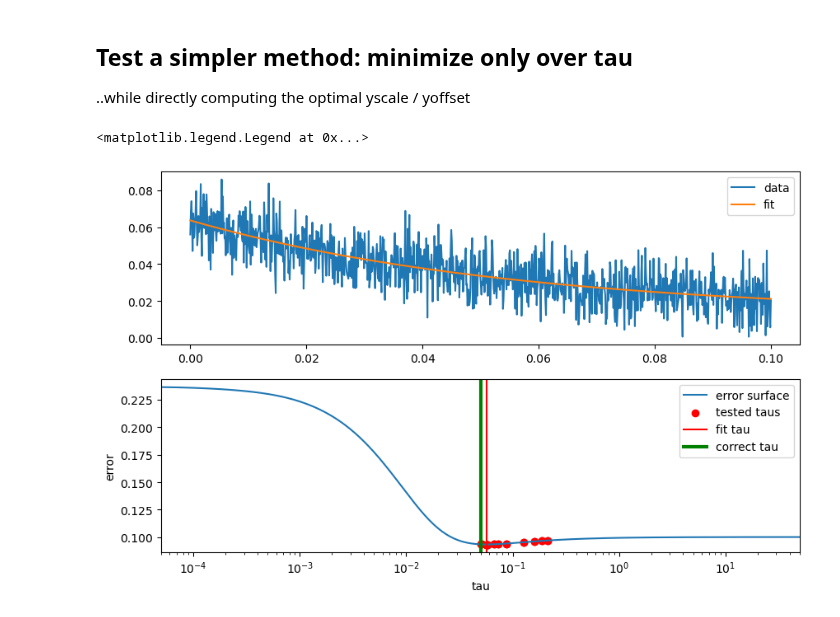
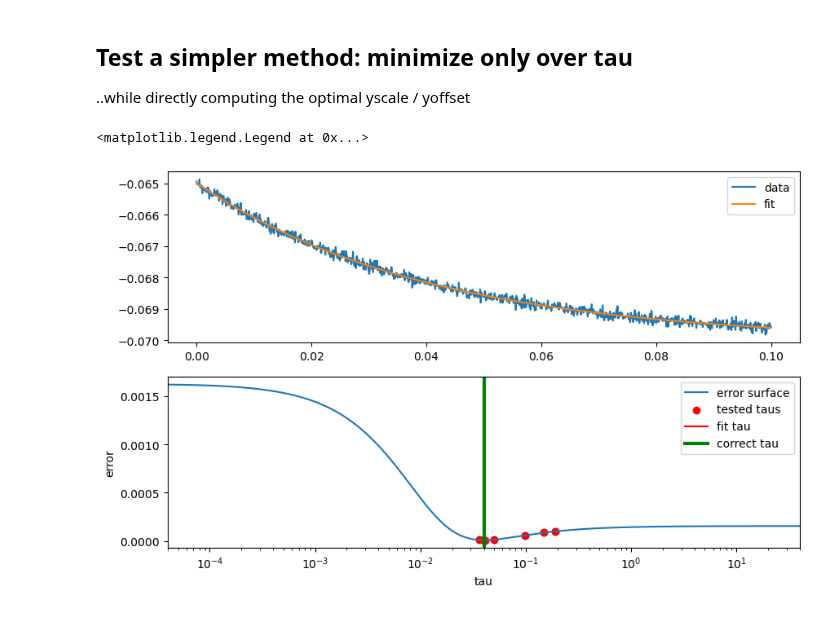
Before and after one commit to AllenInstitute/neuroanalysis, a Jupyter notebook: examples/exp_fitting.ipynb, the cells around one changed output. Drawn from its saved outputs; the diff is of its cells as text; code cells hidden in the pictures.

Commit message:
test fits on exact method

```diff
--- a/examples/exp_fitting.ipynb
+++ b/examples/exp_fitting.ipynb
@@ -208,39 +168,41 @@ def exact_fit_exp(data, tau_init=None):
 # %%
+from neuroanalysis.fitting.exp import exact_fit_exp
+from neuroanalysis.fitting.exp import test_tau
 import scipy.optimize
 
-test_params = {'tau': 0.05, 'yscale': .05, 'yoffset': 0.015}
+test_params = {'tau': 40e-3, 'yscale': 5e-3, 'yoffset': -70e-3}
 taus = test_params['tau'] * 10**np.linspace(-3, 3, 1000)
-test_exp = mk_data(params=test_params, noise=0.01)
+test_exp = mk_data(params=test_params, noise=1e-4)
 
 errs = []
 for i in range(len(taus)):
     exp_y, err, yscale, yoffset = test_tau(taus[i], test_exp.time_values, test_exp.data)
     errs.append(err)
 
 fit = exact_fit_exp(test_exp)
 memory = fit['memory']
 fit_yoffset, fit_yscale, fit_tau = fit['fit']
 fig, ax = plt.subplots(2, 1, figsize=(10, 6))
 
 ax[0].plot(test_exp.time_values, test_exp.data, label='data')
 ax[0].plot(test_exp.time_values, memory[fit_tau][3], label='fit')
 ax[0].legend()
 
 ax[1].plot(taus, errs, label='error surface')
 ax[1].set_xlabel('tau')
 ax[1].set_ylabel('error')
 ax[1].set_xscale('log')
 ax[1].scatter(list(memory.keys()), [v[2] for v in memory.values()], color='r', label='tested taus')
 ax[1].axvline(fit_tau, color='r', label='fit tau')
 ax[1].axvline(test_params['tau'], color='g', linewidth=3, label='correct tau')
 ax[1].set_xlim(taus.min(), taus.max())
 ax[1].legend()
 # for k,v in memory.items():
 #     print(k,v)
 # print(taus[np.argmin(errs)])
 # %% [output]
 <matplotlib.legend.Legend at 0x...>
-[figure, old version]
+[figure, new version]
 # %%
 
 results = check_accuracy(exact_fit_exp)
```
Also changed, not shown: parts of 7 cells of this notebook, 2 other files.
